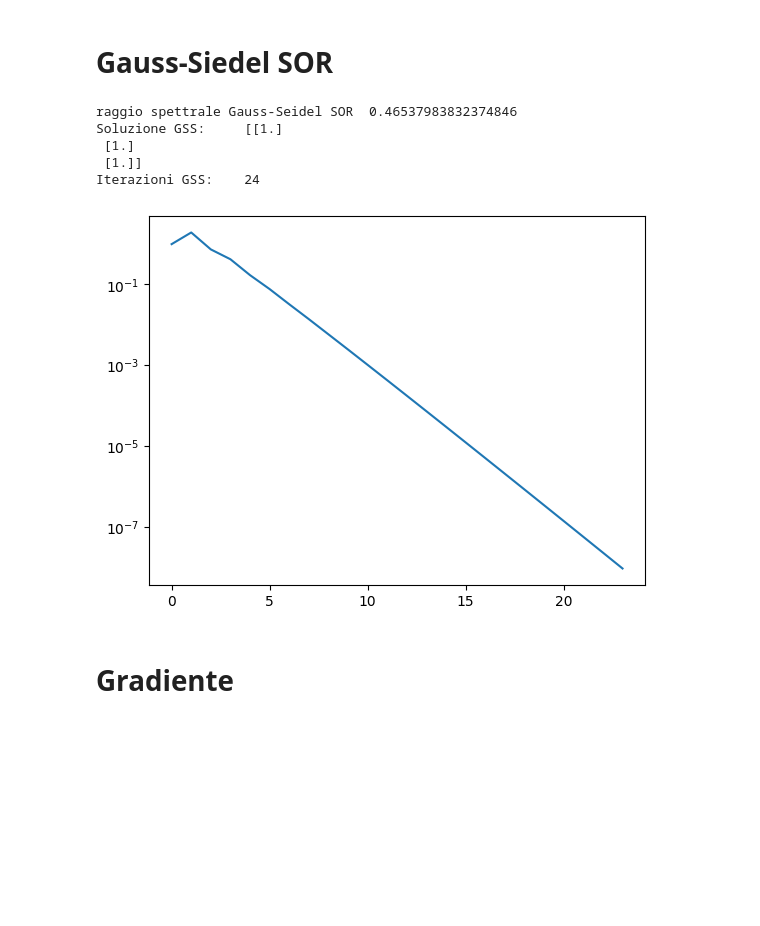
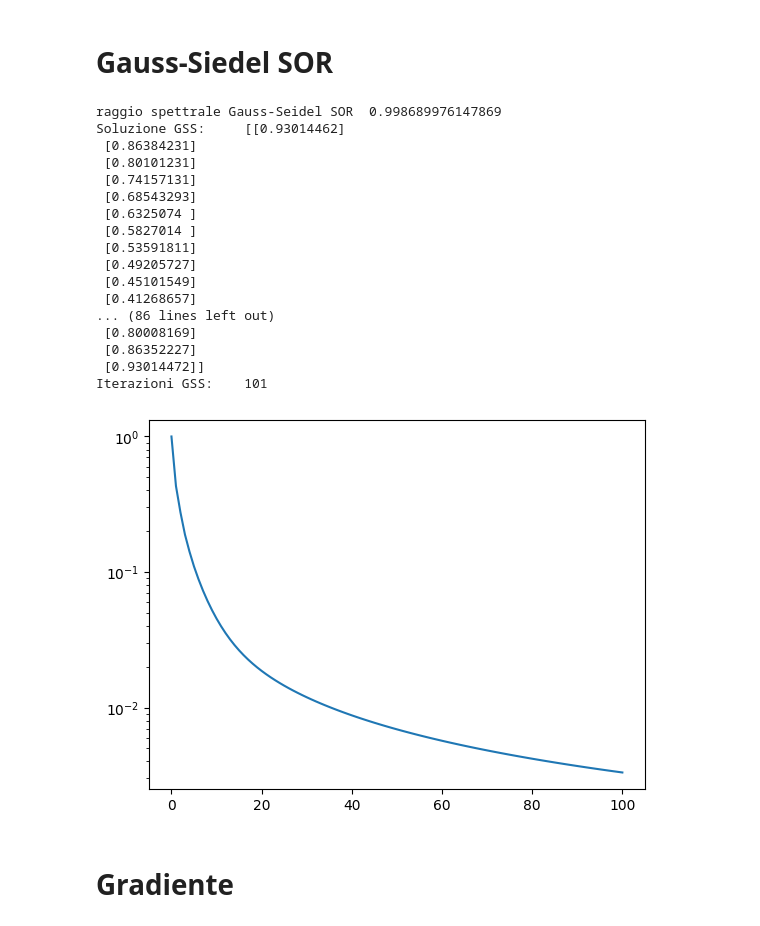
Before and after one commit to SonOfGillas/MetodiNumerici, a Jupyter notebook: Iterativi.ipynb, the cells around one changed output. Saved outputs shown, nothing was run; the diff lists cells and outputs as text; code cells hidden in the pictures; blank space fills up the shorter version.

```diff
--- a/Iterativi.ipynb
+++ b/Iterativi.ipynb
@@ -68,10 +55,8 @@ def jacobi(A, b, x0, toll, itmax):
 
     return x, it, err_vet
 # %%
-# Creo il vettore colonna. Il vettore in questione, senza reshape è un array 1D che non è adatto
-# alle operazioni con vettori colonna
 n = A.shape[0]
-b = np.sum(A, axis=1).reshape(n, 1)
+
 # Posso scegliere un qualunque vettore iniziale
 x0 = np.zeros((n, 1))
 itmax = 100
@@ -145,9 +130,6 @@ def gauss_seidel(A, b, x0, toll, itmax):
 
     return x, it, err_vet
 # %%
-A = np.array([[4, 1, 3], [3, 4, 1], [1, 1, 17]])
-n = A.shape[0]
-b = np.sum(A, axis=1).reshape(n, 1)
 # Posso scegliere un qualunque vettore iniziale
 x0 = np.zeros((n, 1))
 itmax = 100
@@ -213,27 +207,39 @@ def gauss_seidel_sor(A, b, x0, omega, toll, itmax):
 # %%
-A = np.array([[4, 1, 3], [3, 4, 1], [1, 1, 17]])
 n = A.shape[0]
-b = np.sum(A, axis=1).reshape(n, 1)
+
 # Posso scegliere un qualunque vettore iniziale
 x0 = np.zeros((n, 1))
+
 # omega deve avere un valore tra 0 e 2
 omega = 1.4
 itmax = 100
 toll = 1e-8
 xG, itG, err_vetG = gauss_seidel_sor(A, b, x0, omega, toll, itmax)
 
 print("Soluzione GSS:    ", xG)
 print("Iterazioni GSS:   ", itG)
 
 plt.semilogy(np.arange(itG), err_vetG)
 plt.show()
 # %% [output]
-raggio spettrale Gauss-Seidel SOR  0.46537983832374846
-Soluzione GSS:     [[1.]
- [1.]
- [1.]]
-Iterazioni GSS:    24
+raggio spettrale Gauss-Seidel SOR  0.998689976147869
+Soluzione GSS:     [[0.93014462]
+ [0.86384231]
+ [0.80101231]
+ [0.74157131]
+ [0.68543293]
+ [0.6325074 ]
+ [0.5827014 ]
+ [0.53591811]
+ [0.49205727]
+ [0.45101549]
+ [0.41268657]
+... (86 lines left out)
+ [0.80008169]
+ [0.86352227]
+ [0.93014472]]
+Iterazioni GSS:    101
-[figure, old version]
+[figure, new version]
 # %% [markdown]
 # Gradiente
 # %%
```
Also changed, not shown: parts of 11 cells of this notebook.
